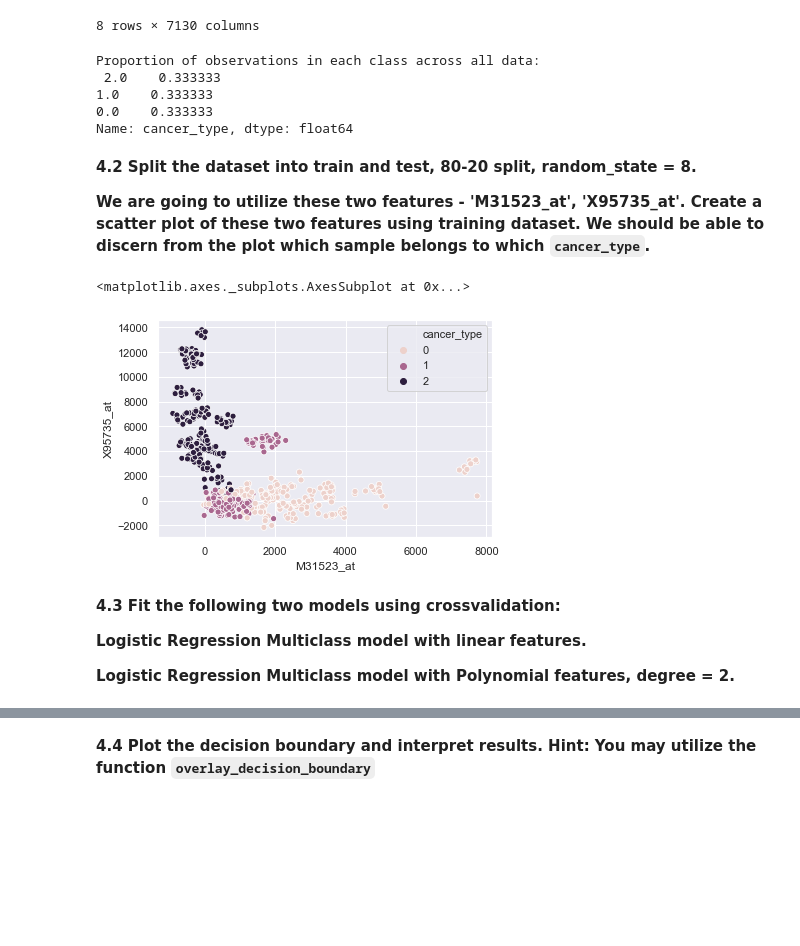
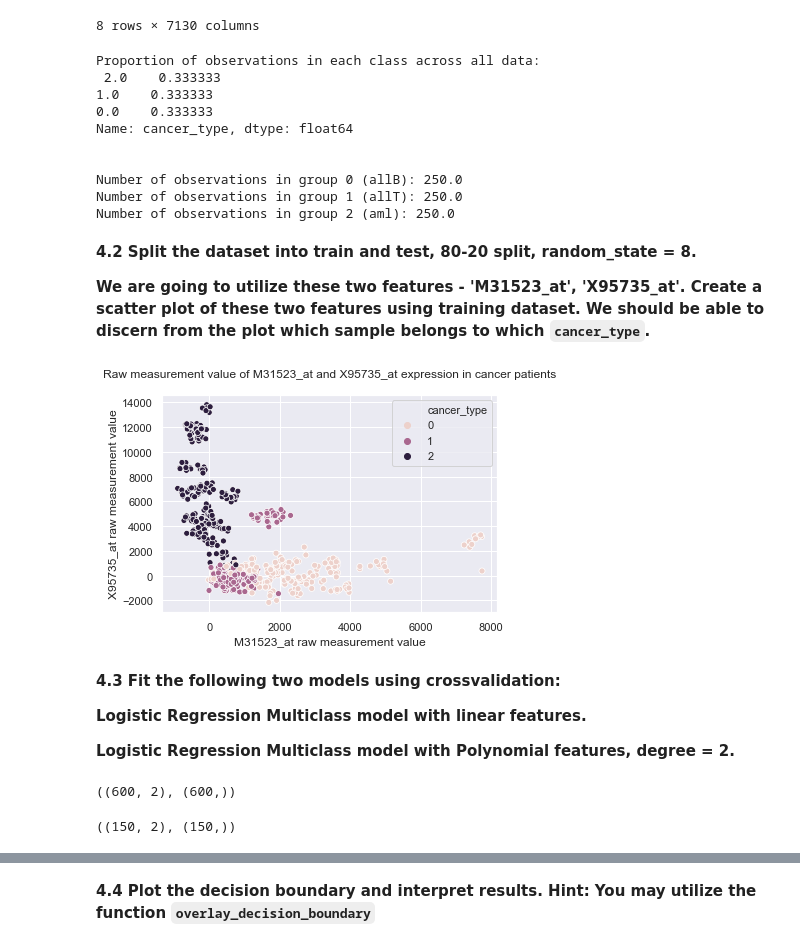
Before and after one commit to ccc255/2019-CS109A, a Jupyter notebook: cs109a_hw4/cs109a_HW4.ipynb, the cells around one changed output, grey strips where cells are left out. Drawn from its saved outputs; the diff is of its cells as text; code cells hidden in the pictures; blank space fills up the shorter version.

```diff
--- a/cs109a_hw4/cs109a_HW4.ipynb
+++ b/cs109a_hw4/cs109a_HW4.ipynb
@@ -643,13 +730,21 @@ hw4_mc_enhance.describe()
 8 rows × 7130 columns
 # %%
 # Determine number of observations in each class (cancer type)
-print('\nProportion of observations in each class across all data:\n', hw4_mc_enhance.cancer_type.value_counts(normalize=True))
+print('Proportion of observations in each class across all data:\n', hw4_mc_enhance.cancer_type.value_counts(normalize=True))
+print('\n\nNumber of observations in group 0 (allB):', hw4_mc_enhance.cancer_type.value_counts(normalize=True)[0]*len(hw4_mc_enhance.cancer_type))
+print('Number of observations in group 1 (allT):', hw4_mc_enhance.cancer_type.value_counts(normalize=True)[1]*len(hw4_mc_enhance.cancer_type))
+print('Number of observations in group 2 (aml):', hw4_mc_enhance.cancer_type.value_counts(normalize=True)[2]*len(hw4_mc_enhance.cancer_type))
 # %% [output]
 Proportion of observations in each class across all data:
  2.0    0.333333
 1.0    0.333333
 0.0    0.333333
 Name: cancer_type, dtype: float64
+
+
+Number of observations in group 0 (allB): 250.0
+Number of observations in group 1 (allT): 250.0
+Number of observations in group 2 (aml): 250.0
 # %% [markdown]
 **4.2 Split the dataset into train and test, 80-20 split, random_state = 8.**
 
@@ -664,13 +759,13 @@ mc_X_train, mc_X_test, mc_y_train, mc_y_test = train_test_split(hw4_mc_enhance.l
 # %%
 # Create scatter plot of two features using training data
 
-#plt.scatter(mc_X_train['M31523_at'], mc_X_train['X95735_at'])
-mc_X_train_append_mc_y_train = mc_X_train
-mc_X_train_append_mc_y_train['cancer_type'] = mc_y_train.astype('int64')
-sns.scatterplot(x='M31523_at',y='X95735_at', hue='cancer_type', data = mc_X_train_append_mc_y_train)
+mc_X_train_append_mc_y_train = mc_X_train.copy();
+mc_X_train_append_mc_y_train['cancer_type'] = mc_y_train.astype('int64');
+fig_sc = sns.scatterplot(x='M31523_at',y='X95735_at', hue='cancer_type', data = mc_X_train_append_mc_y_train).set_title('Raw measurement value of M31523_at and X95735_at expression in cancer patients\n');
+plt.xlabel('M31523_at raw measurement value');
+plt.ylabel('X95735_at raw measurement value');
 # %% [output]
-<matplotlib.axes._subplots.AxesSubplot at 0x...>
-[figure, old version]
+[figure, new version]
 # %% [markdown]
 **4.3  Fit the following two models using crossvalidation:**
 
@@ -691,3 +789,13 @@ mc_X_train_scaled_reshape = np.array(mc_X_train_scaled).reshape(mc_X_train_scale
+# %%
+# Check shape
+mc_X_train_scaled_reshape.shape, mc_y_train.shape
+# %% [output]
+((600, 2), (600,))
+# %%
+# Check shape
+mc_X_test_scaled_reshape.shape, mc_y_test.shape
+# %% [output]
+((150, 2), (150,))
 # %%
 # Logistic regression multiclass model with linear features
 Cs = 10.0**np.arange(-5,5)
```
Also changed, not shown: parts of 114 cells of this notebook, 18 other files.
